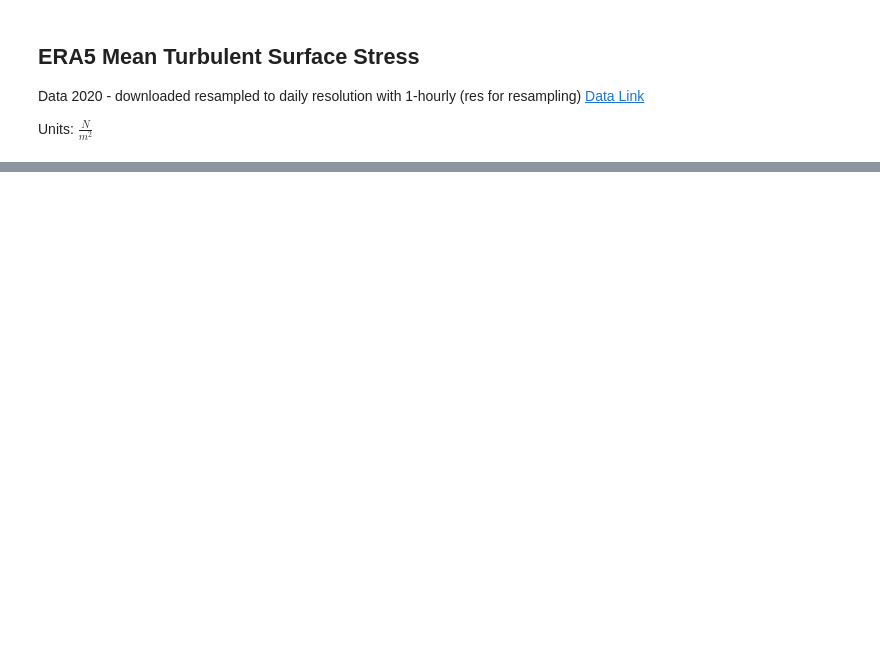
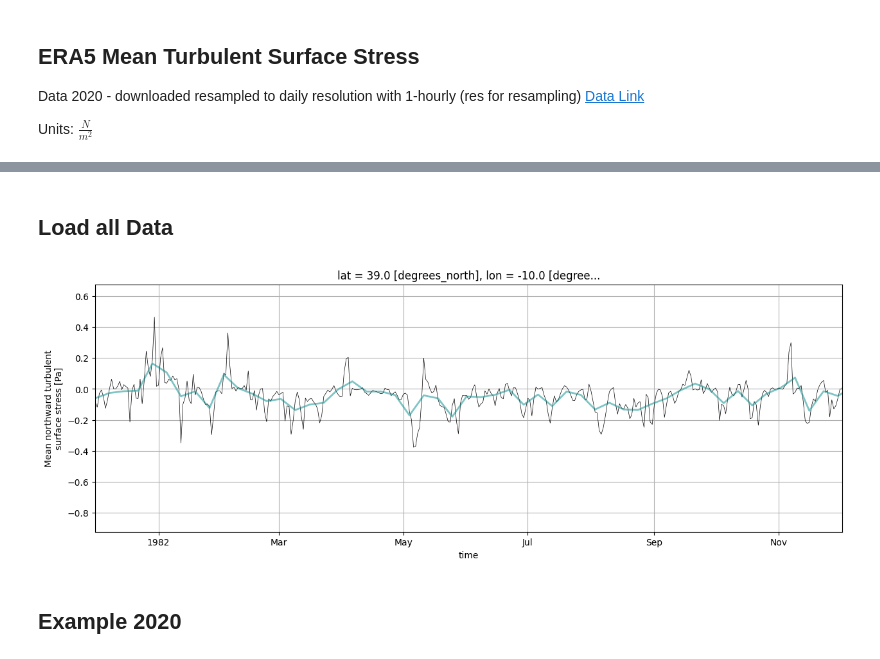
Before and after one commit to Marie-Louise-Korte/Iberian_Coast_Upwelling, a Jupyter notebook: 2_ERA5_mean_stress.ipynb, the cells around one changed output, grey strips where cells are left out. Saved outputs shown, nothing was run; the diff lists cells and outputs as text; code cells hidden in the pictures; blank space fills up the shorter version.

```diff
--- a/2_ERA5_mean_stress.ipynb
+++ b/2_ERA5_mean_stress.ipynb
@@ -264,0 +80,2 @@ np.size(TSM_21.metss.values)
+# %% [markdown]
+## Load all Data
@@ -264,0 +96,13 @@ np.size(TSM_21.metss.values)
+# %%
+# load data
+TSM_all = xr.open_dataset('Turbulent_mean/Turbulent_mean_all.nc')
+# %%
+## resample ERA5 data to same weekly resolution as SST upwelling index (Weekly mean Sat-Fr & time stamp Tue)
+
+# time = 'W-SAT' -> resamples to weekly time res. starting on a Saturday (default is Sunday)
+# closed = 'left' -> means [start date, end_date) i.e. start date is included and end_date is exluded in the interval I choose
+# label = 'left' -> the time stamp from the start of the interval is assigned
+TSM_weekly_mean = TSM_all.resample(time = 'W-SAT', closed = 'left', label = 'left').mean()
+
+# change time label ->I want to add 3 days to my time coordinate to move my time stamp from Sat to Tue to match SST upwelling index format
+TSM_weekly_mean['time'] = TSM_weekly_mean.time + np.timedelta64(3, 'D')
@@ -264,0 +112,9 @@ np.size(TSM_21.metss.values)
+# %%
+fig = plt.figure(figsize = (15,5))
+TSM_all.mntss.sel(lon = -10, lat = 39).plot(color = 'k', linewidth = 0.5, xlim = (TSM_all.time[0], TSM_all.time[366]))
+TSM_weekly_mean.mntss.sel(lon = -10, lat = 39).plot(color = 'darkcyan', linewidth = 2, alpha = 0.5)
+plt.grid()
+# %% [output]
+[figure, added]
+# %% [markdown]
+## Example 2020
```
Also changed, not shown: parts of 30 cells of this notebook.
